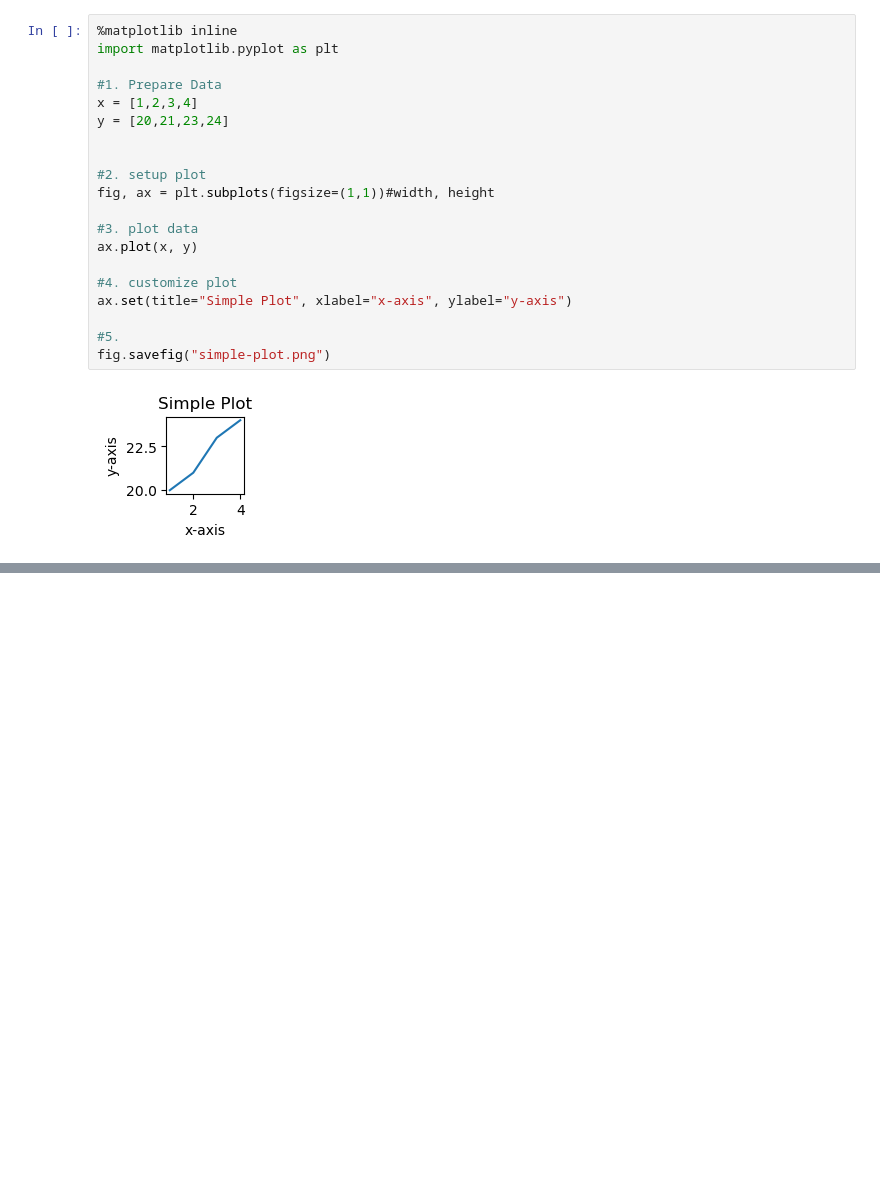
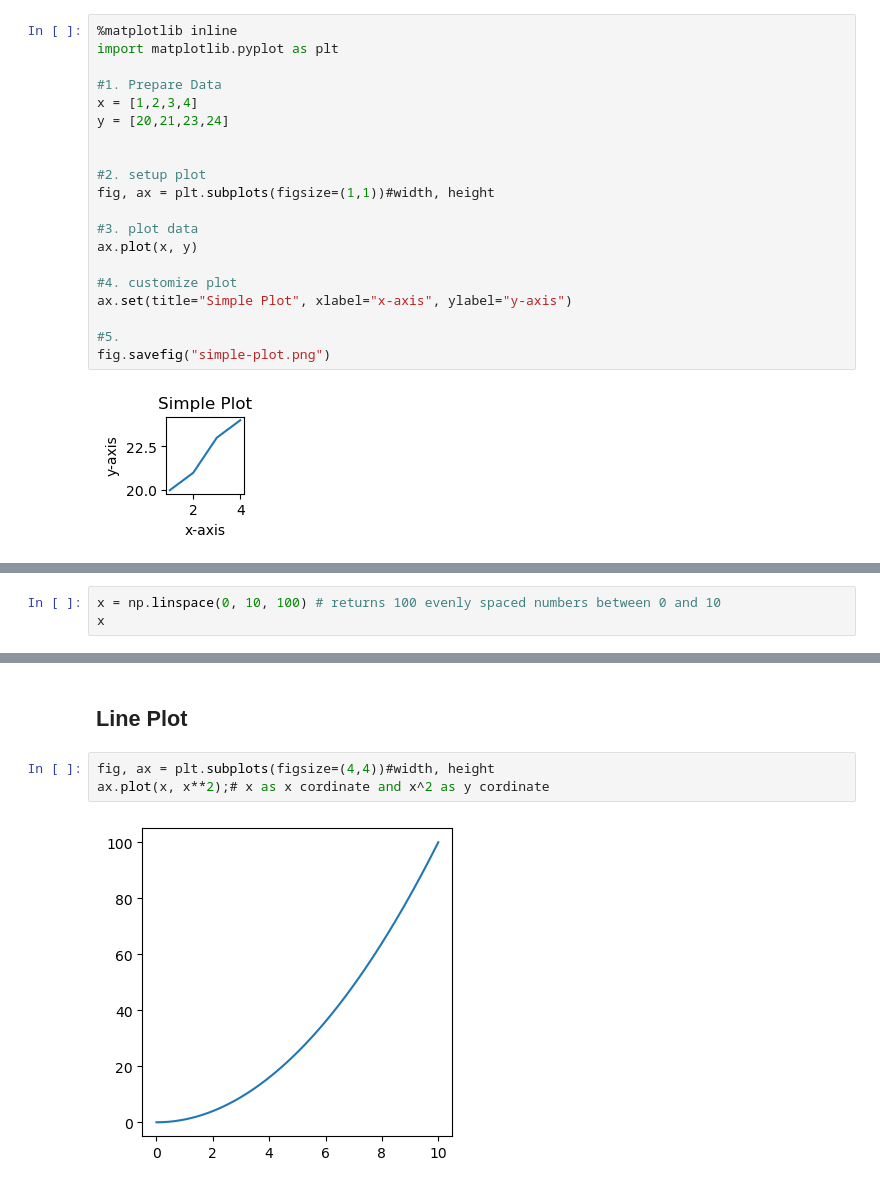
Before and after one commit to mail2prasanthv/4-AIML-Matplotlib, a Jupyter notebook: Introduction to Matplotlib.ipynb, the cells around one changed output, grey strips where cells are left out. Cells and saved outputs as stored; diff of their text form; blank space fills up the shorter version.

```diff
--- a/Introduction to Matplotlib.ipynb
+++ b/Introduction to Matplotlib.ipynb
@@ -50,0 +63,3 @@ fig.savefig("simple-plot.png")
+# %%
+x = np.linspace(0, 10, 100) # returns 100 evenly spaced numbers between 0 and 10
+x
@@ -50,0 +87,7 @@ fig.savefig("simple-plot.png")
+# %% [markdown]
+## Line Plot
+# %%
+fig, ax = plt.subplots(figsize=(4,4))#width, height
+ax.plot(x, x**2);# x as x cordinate and x^2 as y cordinate
+# %% [output]
+[figure, added]
```
Also changed, not shown: parts of 19 cells of this notebook, 2 other files.
